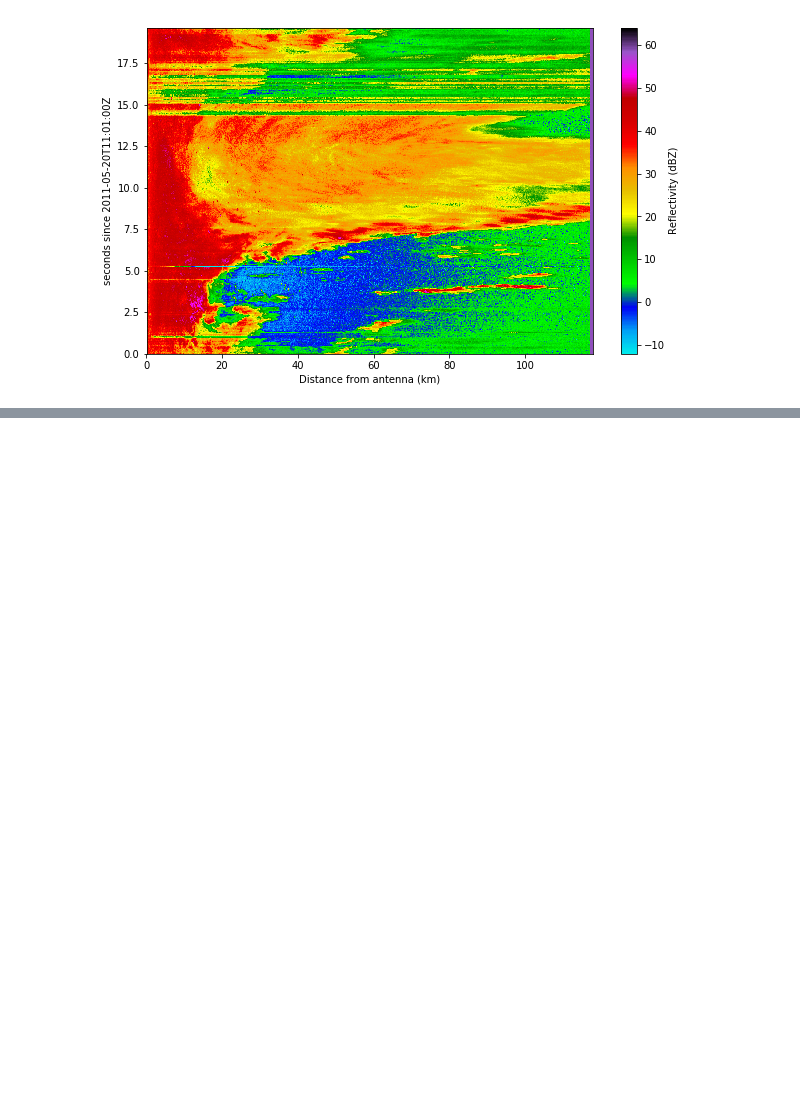
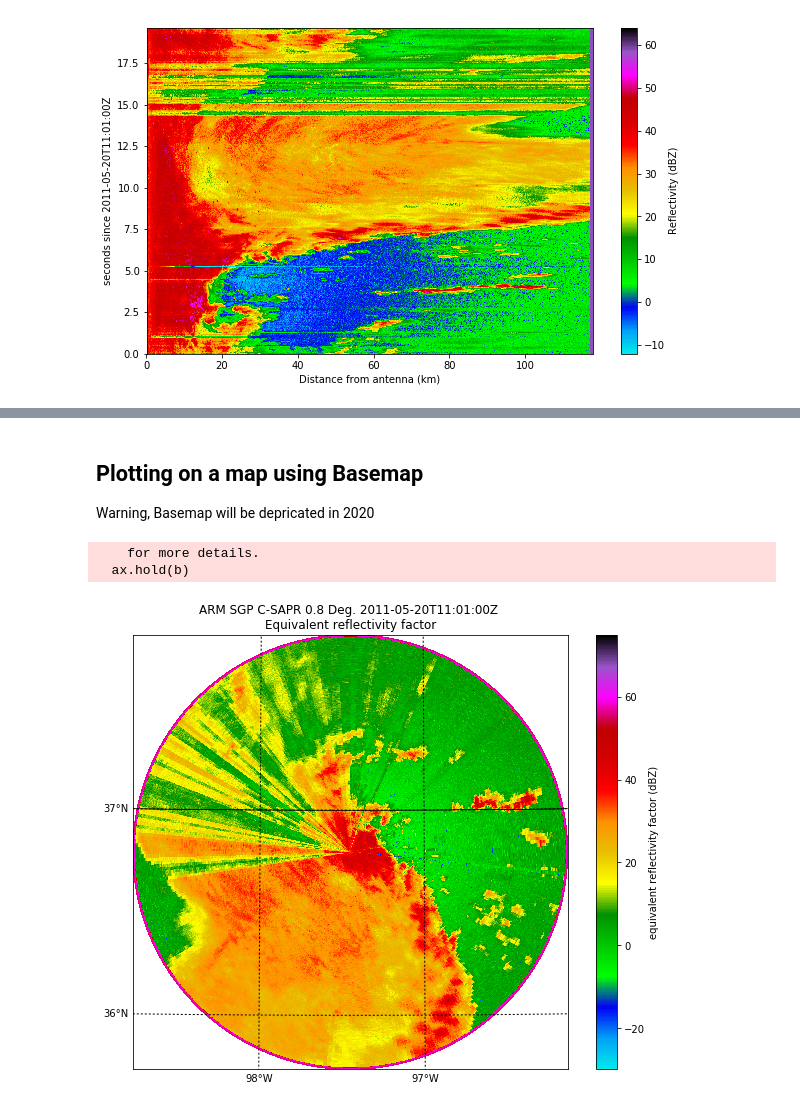
Before and after one commit to openradar/AMS_radar_in_the_cloud, a Jupyter notebook: notebooks/Basic PyART.ipynb, the cells around one changed output, grey strips where cells are left out. Saved outputs shown, nothing was run; the diff lists cells and outputs as text; code cells hidden in the pictures; blank space fills up the shorter version.

```diff
--- a/notebooks/Basic PyART.ipynb
+++ b/notebooks/Basic PyART.ipynb
@@ -103,0 +130,19 @@ plt.colorbar(label = 'Reflectivity (dBZ)')
+# %% [markdown]
+Plotting on a map using Basemap
+-----------------------------
+Warning, Basemap will be depricated in 2020
+# %%
+#plotting data from a PPI on a map
+
+#Set up a Matplotlib figure
+my_figure = plt.figure(figsize = [10,8])
+
+#Set up a Py-ART map display instance
+my_display = pyart.graph.RadarMapDisplay(radar) #Note Map!
+
+#plot a ppi of the data
+my_display.plot_ppi_map('reflectivity', 0, resolution = 'c')
+# %% [output]
+    for more details.
+  ax.hold(b)
+[figure, added]
```
Also changed, not shown: parts of 7 cells of this notebook.
